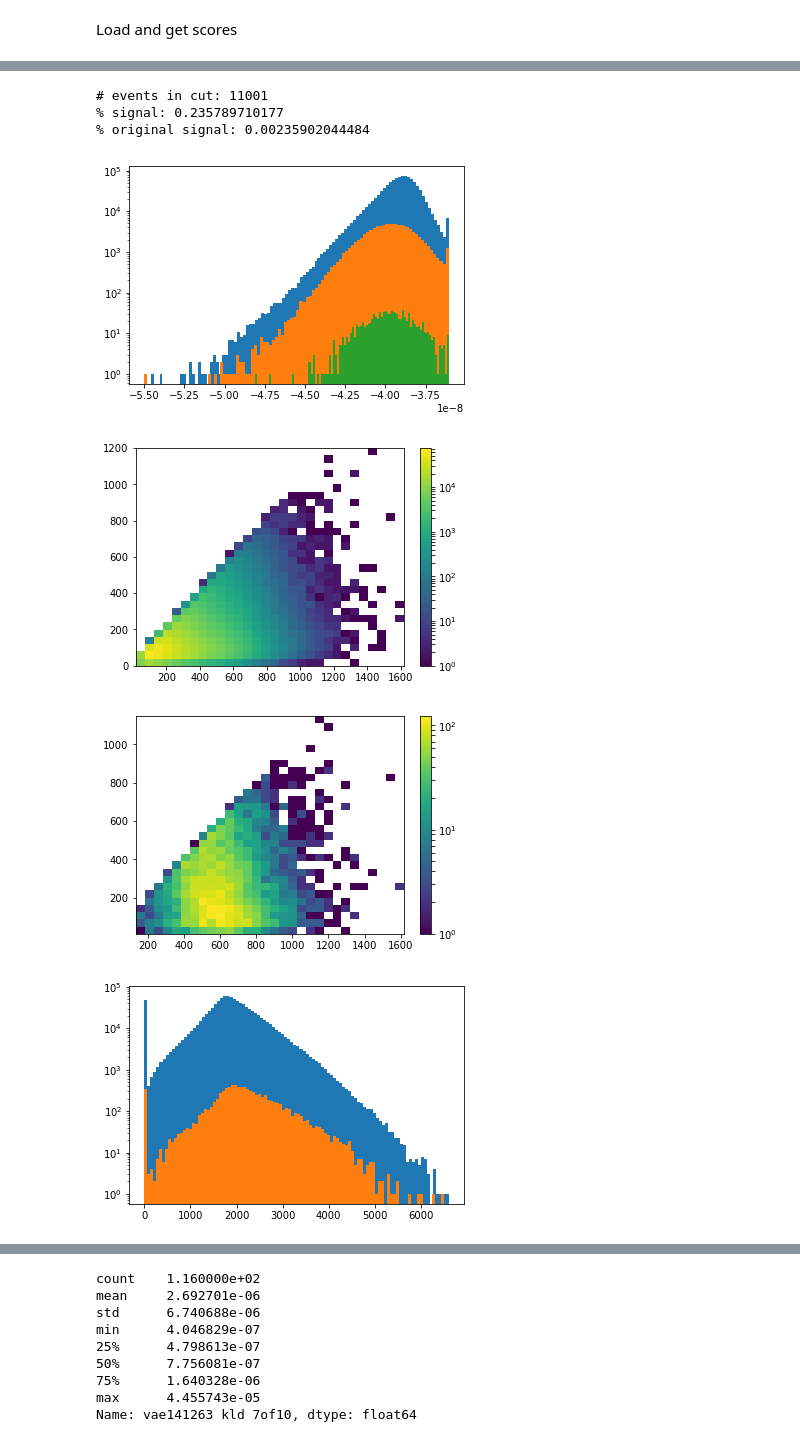
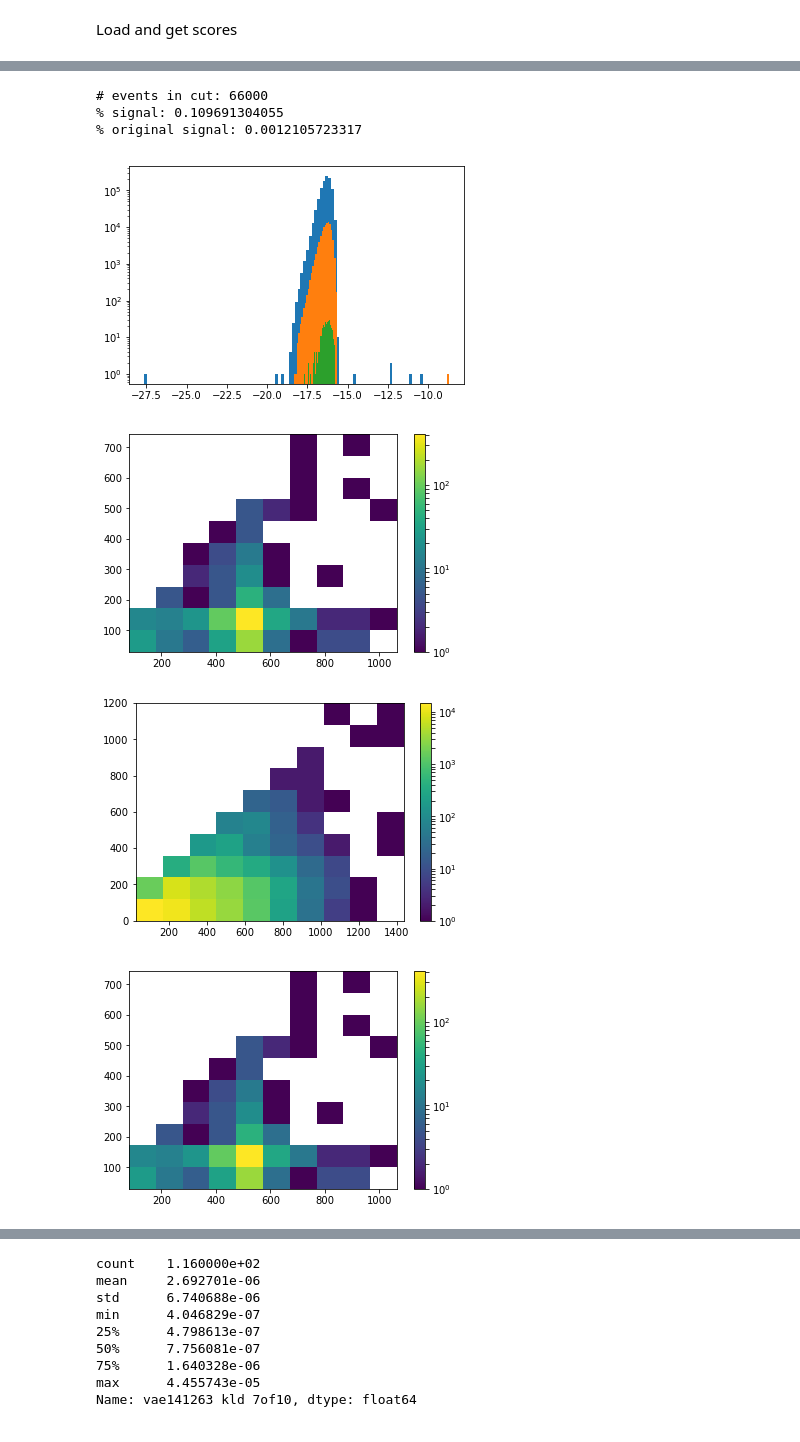
Before and after one commit to RotemMayo/NAF, a Jupyter notebook: ML4Jets.ipynb, the cells around one changed output, grey strips where cells are left out. Saved outputs shown, nothing was run; the diff lists cells and outputs as text; code cells hidden in the pictures.

```diff
--- a/ML4Jets.ipynb
+++ b/ML4Jets.ipynb
@@ -206,6 +229,0 @@ AttributeError: 'tuple' object has no attribute 'shape'
-# %%
-# old training loop
-for i in range(5, 11):
-    ds_path = data_path_format.format(i)
-    cp_path = model_cp_path_format.format(i)
-    train_and_save_model(ds_path, cp_path)
@@ -212,23 +242,20 @@ for i in range(5, 11):
 # %% [markdown]
 Load and get scores
 # %%
-df = pd.read_csv('external_maf/datasets/data/lhc/lhc_features_and_bins.csv')
-scores = pd.read_csv('external_maf/datasets/data/lhc/lhc_vae_density.csv')
-dataset = NumpyDataset(df.to_numpy()[:, :-3])
+dataset = NumpyDataset(preprocess_dataframe(df[['m1', 'm2', 'tau^1_21', 'tau^2_21']]))
 dataloader = data_utils.DataLoader(dataset, batch_size=dataset.length, shuffle=False)
-for i in tqdm([10**j for j in range(2, 6)]):
+for i in tqdm([10**j for j in range(3, 4)]):
     model, _, losses, _ = load(model_cp_path_format.format(i))#, [14, 12, 6, 3], 1.e-5)
     model.eval()
     _, mask = get_n_signal_dataset(i, df)
-    scores['vae141263 mask nsig{}'.format(i)] = np.logical_and(mask, signal)
+    scores['vae410103 mask nsig{}'.format(i)] = np.logical_and(mask, signal)
     losses = np.array(losses)
     losses[losses <= 0] = 10**-11
     mean_losses = [np.mean(losses[10000*k:10000*(k+1)]) for k in range(losses.shape[0] / 10000)]
     plt.plot(mean_losses, label=str(i))
     for x in dataloader:
-        scores['vae141263_negKLD density nsig{}'.format(i)] = model.density(x).detach().numpy()
-        scores['vae141263_negKLD kld nsig{}'.format(i)] = model.get_losses(x).detach().numpy()
+        scores['vae410103 kld nsig{}'.format(i)] = model.get_losses(x).detach().numpy()
 plt.legend()
 plt.yscale('log')
-scores[cols].describe()
+scores[cols[1]].describe()
 # %% [output]
@@ -248,27 +278,27 @@ bottom=1e-11, top=1e-11
 # %%
 i = 1
-original_sig = scores['vae141263 mask nsig{}'.format(10**(i+2))]
-plt.hist(scores[cols[i]][~signal], bins=100, label='bg')
-plt.hist(scores[cols[i]][signal], bins=100, label='sig')
-plt.hist(scores[cols[i]][original_sig], bins=100)
+anomally_score = scores[cols[i]]
+anomally_score = anomally_score - anomally_score.min() + 1e-12
+anomally_score = np.log(anomally_score)
+original_sig = scores['vae410103 mask nsig{}'.format(10**(i+2))]
+
+plt.hist(anomally_score[~signal], bins=100, label='bg')
+plt.hist(anomally_score[signal], bins=100, label='sig')
+plt.hist(anomally_score[original_sig], bins=100)
 plt.yscale('log')
-cut =(scores[cols[i]].quantile(0.) <= scores[cols[i]]) & (scores[cols[i]] <= scores[cols[i]].quantile(0.01))
+cut = anomally_score >= anomally_score.quantile(0.94)
+
 print("# events in cut: {}".format(np.sum(cut)))
 print("% signal: {}".format(1.0 * np.sum(np.logical_and(cut, signal)) / np.sum(np.logical_and(cut, ~signal))))
 print("% original signal: {}".format(1.0 * np.sum(np.logical_and(cut, original_sig)) / np.sum(np.logical_and(cut, ~signal))))
-cut = np.logical_and(cut, np.logical_or(~signal, original_sig))
-plot_mj(df, np.logical_or(original_sig, ~signal), cut, bins=[30,30])
-plt.figure()
-plt.hist(mjj[np.logical_or(original_sig, ~signal)], bins=100)
-#plt.hist(mjj[signal], bins=100)
-plt.hist(mjj[cut], bins=100)
-plt.yscale('log')
-#plt.hist(df['tau1j2'][cut], bins=100)
+cut = cut & (~signal | original_sig)
+plot_mj(df, original_sig, cut, bins=[10,10])
+plot_params(df['m1'], df['m2'], original_sig, cut, bins=[10, 10])
 # %% [output]
-# events in cut: 11001
-% signal: 0.235789710177
-% original signal: 0.00235902044484
+# events in cut: 66000
+% signal: 0.109691304055
+% original signal: 0.0012105723317
-[figure, old version]
+[figure, new version]
-[figure, old version]
+[figure, new version]
-[figure, old version]
+[figure, new version]
-[figure, old version]
+[figure, new version]
```
Also changed, not shown: parts of 25 cells of this notebook, 4 other files.
